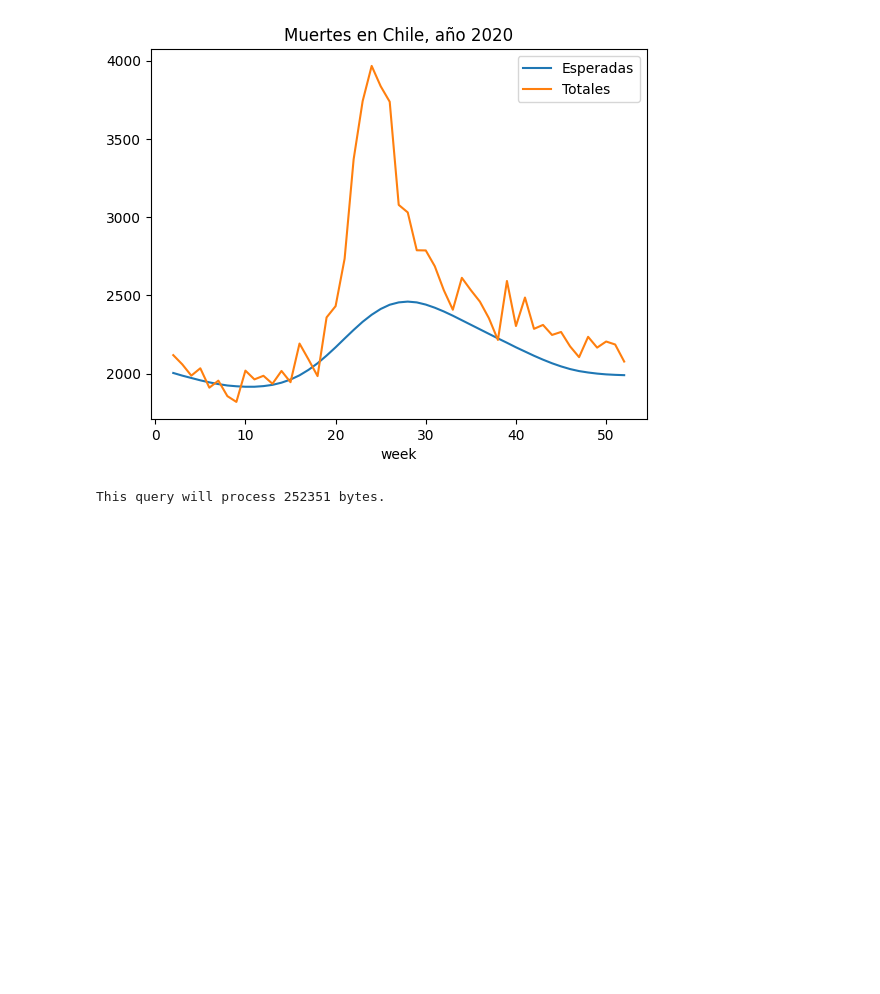
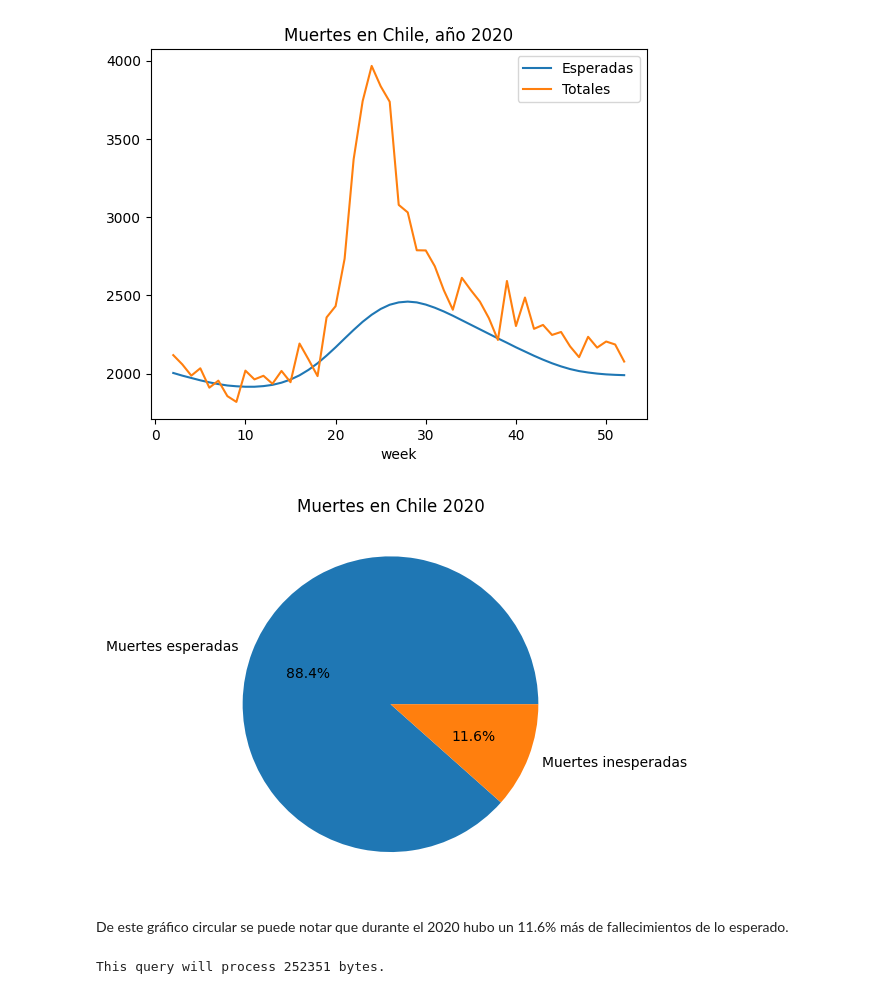
Before and after one commit to Remiw/Solemne1, a Jupyter notebook: SOLEMNE1MATÍASTOBAR.ipynb, the cells around one changed output. Cells and saved outputs as stored; diff of their text form; code cells hidden in the pictures; blank space fills up the shorter version.

```diff
--- a/SOLEMNE1MATÍASTOBAR.ipynb
+++ b/SOLEMNE1MATÍASTOBAR.ipynb
@@ -168,6 +166,23 @@ plt.legend()  # To display legend
 plt.show()  # To display the plot
 # %% [output]
 [figure]
+# %%
+total_deaths = Chile_2020['deaths'].sum()
+excess_deaths = Chile_2020['excess_deaths'].sum()
+expected_deaths = Chile_2020['expected_deaths'].sum()
+
+# Define labels correctly (use 'total_deaths' for the label)
+plt.pie([expected_deaths, excess_deaths], labels=['Muertes esperadas','Muertes inesperadas'], autopct='%1.1f%%')
+
+# Add title
+plt.title("Muertes en Chile 2020")
+
+# Show the graph
+plt.show()
+# %% [output]
+[figure, added]
+# %% [markdown]
+De este gráfico circular se puede notar que durante el 2020 hubo un 11.6% más de fallecimientos de lo esperado.
 # %%
 query = """
         SELECT year, week, SUM(deaths) as total_deaths, SUM(expected_deaths) as total_expected_deaths, SUM(excess_deaths) as total_excess_deaths
```
Also changed, not shown: parts of 15 cells of this notebook.
